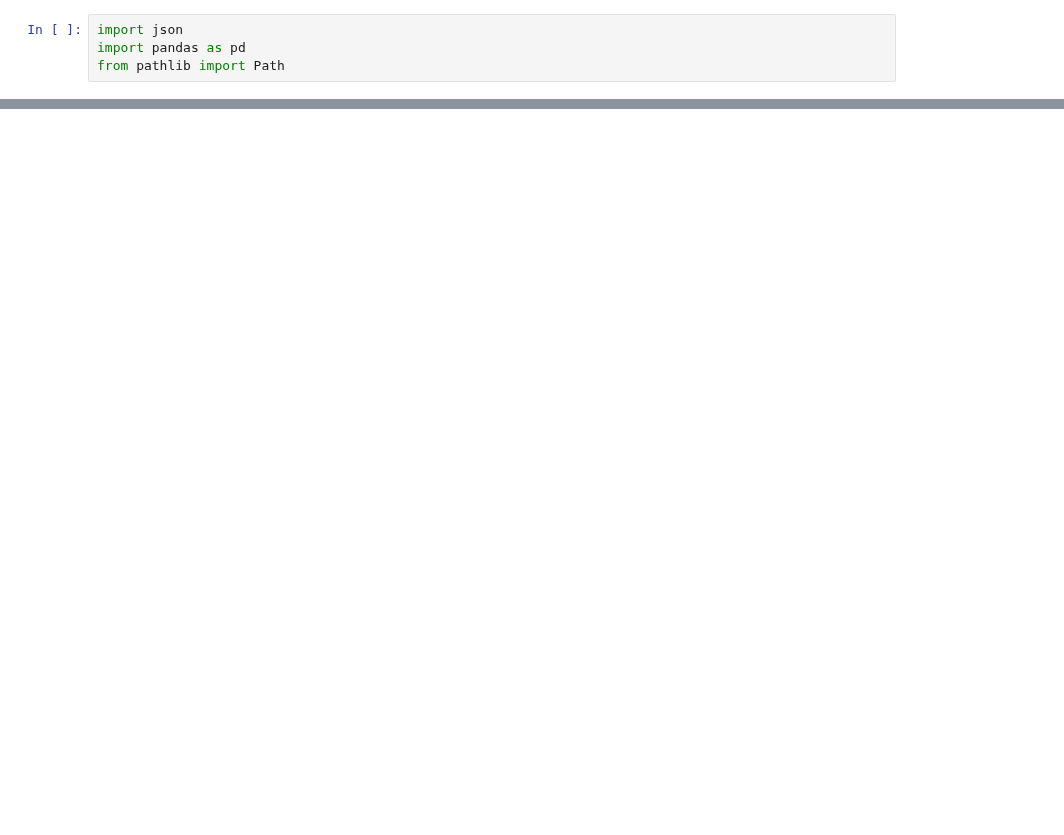
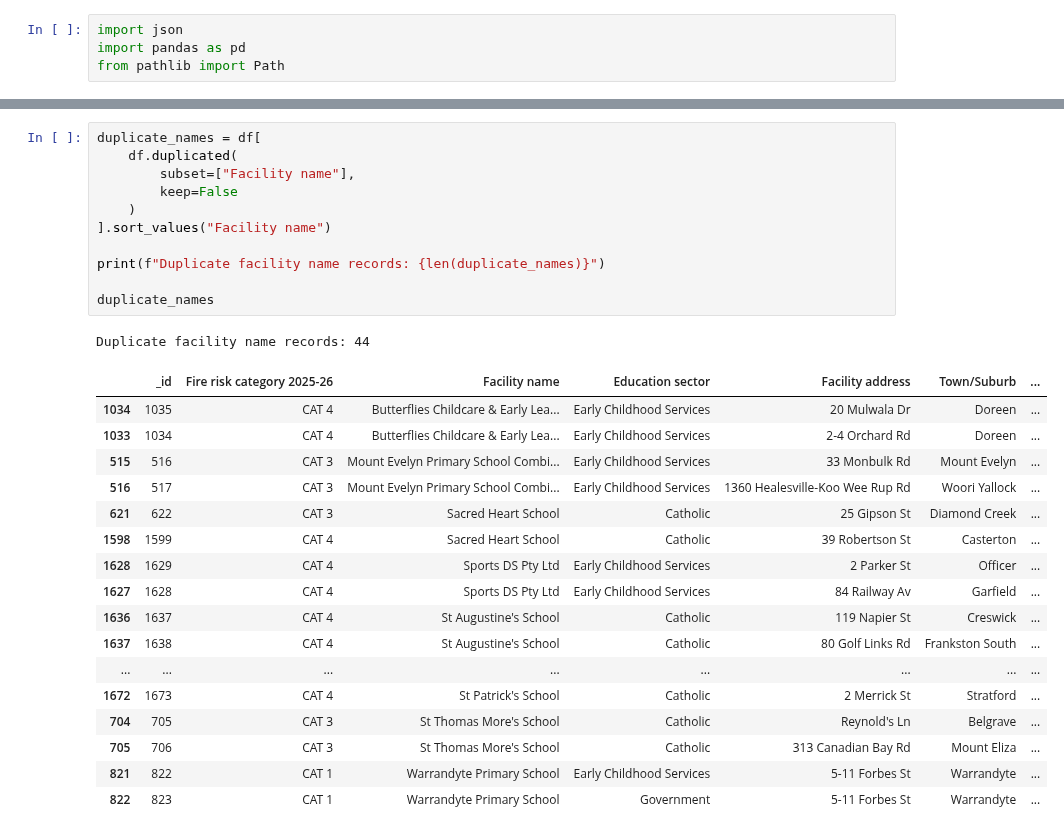
Before and after one commit to InnovAIte-Deakin/InnovAIte_FireFusion_Project, a Jupyter notebook: data-engineering/pipelines/bushfire_eda.ipynb, the cells around one changed output, grey strips where cells are left out. Drawn from its saved outputs; the diff is of its cells as text; blank space fills up the shorter version.

```diff
--- a/data-engineering/pipelines/bushfire_eda.ipynb
+++ b/data-engineering/pipelines/bushfire_eda.ipynb
@@ -61,0 +351,30 @@ FileNotFoundError: [Errno 2] No such file or directory: '/Users/architchandna/De
+# %%
+duplicate_names = df[
+    df.duplicated(
+        subset=["Facility name"],
+        keep=False
+    )
+].sort_values("Facility name")
+
+print(f"Duplicate facility name records: {len(duplicate_names)}")
+
+duplicate_names
+# %% [output]
+Duplicate facility name records: 44
+|  | _id | Fire risk category 2025-26 | Facility name | Education sector | Facility address | Town/Suburb | ... |
+| 1034 | 1035 | CAT 4 | Butterflies Childcare & Early Lea... | Early Childhood Services | 20 Mulwala Dr | Doreen | ... |
+| 1033 | 1034 | CAT 4 | Butterflies Childcare & Early Lea... | Early Childhood Services | 2-4 Orchard Rd | Doreen | ... |
+| 515 | 516 | CAT 3 | Mount Evelyn Primary School Combi... | Early Childhood Services | 33 Monbulk Rd | Mount Evelyn | ... |
+| 516 | 517 | CAT 3 | Mount Evelyn Primary School Combi... | Early Childhood Services | 1360 Healesville-Koo Wee Rup Rd | Woori Yallock | ... |
+| 621 | 622 | CAT 3 | Sacred Heart School | Catholic | 25 Gipson St | Diamond Creek | ... |
+| 1598 | 1599 | CAT 4 | Sacred Heart School | Catholic | 39 Robertson St | Casterton | ... |
+| 1628 | 1629 | CAT 4 | Sports DS Pty Ltd | Early Childhood Services | 2 Parker St | Officer | ... |
+| 1627 | 1628 | CAT 4 | Sports DS Pty Ltd | Early Childhood Services | 84 Railway Av | Garfield | ... |
+| 1636 | 1637 | CAT 4 | St Augustine's School | Catholic | 119 Napier St | Creswick | ... |
+| 1637 | 1638 | CAT 4 | St Augustine's School | Catholic | 80 Golf Links Rd | Frankston South | ... |
+| ... | ... | ... | ... | ... | ... | ... | ... |
+| 1672 | 1673 | CAT 4 | St Patrick's School | Catholic | 2 Merrick St | Stratford | ... |
+| 704 | 705 | CAT 3 | St Thomas More's School | Catholic | Reynold's Ln | Belgrave | ... |
+| 705 | 706 | CAT 3 | St Thomas More's School | Catholic | 313 Canadian Bay Rd | Mount Eliza | ... |
+| 821 | 822 | CAT 1 | Warrandyte Primary School | Early Childhood Services | 5-11 Forbes St | Warrandyte | ... |
+| 822 | 823 | CAT 1 | Warrandyte Primary School | Government | 5-11 Forbes St | Warrandyte | ... |
```
Also changed, not shown: parts of 29 cells of this notebook, 1 other file.
